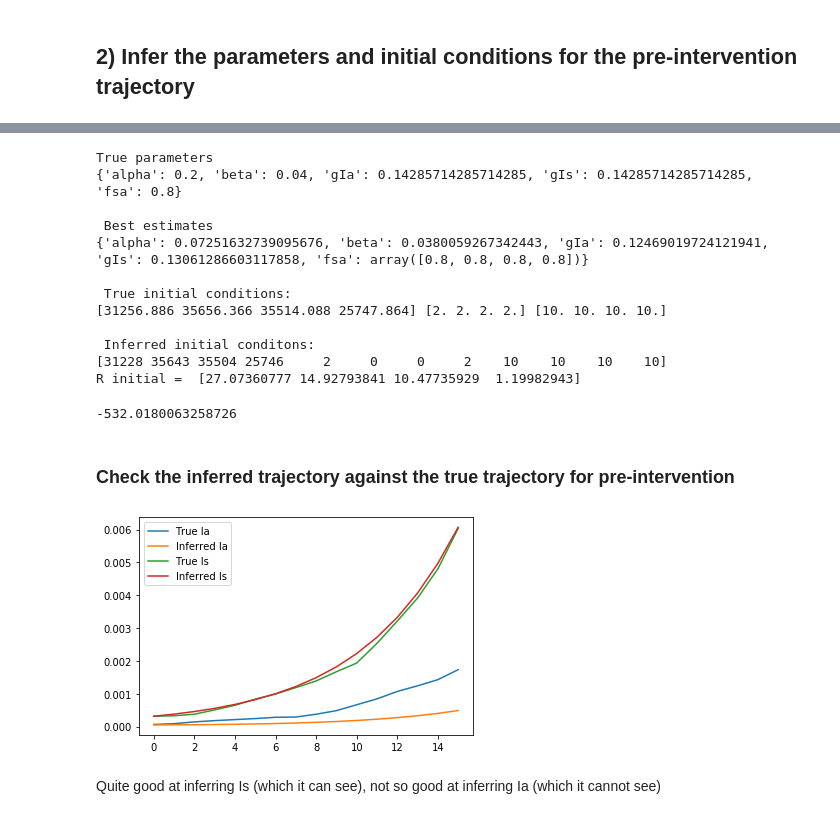
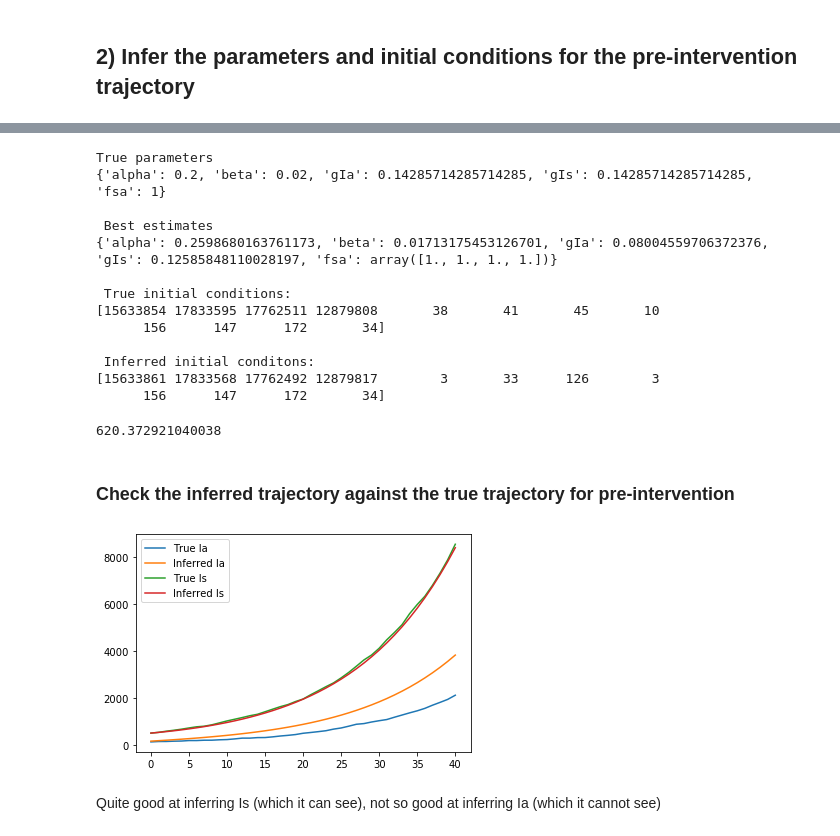
Before and after one commit to rajeshrinet/pyross, a Jupyter notebook: examples/inference/ex13_calibration_latent_SIR.ipynb, the cells around one changed output, grey strips where cells are left out. Drawn from its saved outputs; the diff is of its cells as text; code cells hidden in the pictures.

```diff
--- a/examples/inference/ex13_calibration_latent_SIR.ipynb
+++ b/examples/inference/ex13_calibration_latent_SIR.ipynb
@@ -148,30 +150,27 @@ plt.show()
 # %% [markdown]
 ## 2) Infer the parameters and initial conditions for the pre-intervention trajectory
 # %%
-Tf_initial = 15 # truncate to only getting the pre-intervention trajectory
+N_start = 50
+Tf_initial = 40 # truncate to only getting the pre-intervention trajectory
 Nf_initial = Tf_initial+1
 
 x = (np.load('cal_lat_SIR_traj.npy')).astype('float')
-x = (x/N)[:Nf_initial]
+x = x[N_start:N_start+Nf_initial]
 
 # a filter that yields the Is only
 fltr = np.kron([0, 0, 1],np.identity(M))
 obs=np.einsum('ij,kj->ki', fltr, x)
 x0 = x[0]
 
-steps = 8 # number of steps
-estimator = pyross.inference.SIR(parameters, M, fi, int(N), steps)
+steps = 4 # number of steps
+estimator = pyross.inference.SIR(parameters, M, Ni, 1, steps)
 
 # Check the deterministic simulation against stochstic simulations with the same parameters and initial conditons
 # They are likely to be different due to the inherent stochasticity of the model
-contactMatrix = generator.intervention_custom_temporal(intervention_fun,
-                                                       width=width, loc=loc,
-                                                       aW_f=aW_f, aS_f=aS_f, aO_f=aO_f)
 
-# generator.constant_contactMatrix()
-det_model = estimator.make_det_model(parameters)
-estimator.set_det_method('LSODA')
-xm = estimator.integrate(x[0], 0, Tf_initial, Nf_initial, det_model, contactMatrix)
+estimator.set_det_model(parameters)
+estimator.set_contact_matrix(contactMatrix)
+xm = estimator.integrate(x[0], 0, Tf_initial, Nf_initial)
 t = np.linspace(0, Tf_initial, Nf_initial)
 plt.plot(t, np.sum(x[:,2*M:3*M], axis=1))
 plt.plot(t, np.sum(xm[:,2*M:3*M], axis=1))
@@ -181,13 +180,9 @@ plt.show()
 # %%
-# Initialise the estimator
-estimator = pyross.inference.SIR(parameters, M, fi, int(N), steps)
-
 # Compute -log_p for the original (correct) parameters
 # This gives an estimate of the final -logp we expect from the optimisation scheme
 start_time = time.time()
 parameters = {'alpha': alpha, 'beta':beta, 'gIa':gIa, 'gIs':gIs,'fsa':fsa}
-contactMatrix = generator.constant_contactMatrix() # set contact matrix to be constant
-logp = estimator.minus_logp_red(parameters, x0, obs[1:], fltr, Tf_initial, Nf_initial, contactMatrix)
+logp = estimator.minus_logp_red(parameters, x0, obs, fltr, Tf_initial, contactMatrix)
 end_time = time.time()
 print(logp)
 print(end_time - start_time)
@@ -273,59 +263,58 @@ print('True parameters')
 parameters = {'alpha':alpha, 'beta':beta, 'gIa':gIa, 'gIs':gIs,'fsa':fsa}
 print(parameters)
 
-params = np.load('SIR_cal_lat_param.npy')
-best_estimates = estimator.fill_params_dict(keys, params)
+best_estimates = res['map_params_dict']
 print('\n Best estimates')
 print(best_estimates)
 
 print('\n True initial conditions: ')
-print(S0, Ia0, Is0)
+print(x0.astype('int'))
 
-partial_inits = params[len(keys):]
-x0 = estimator.fill_initial_conditions(partial_inits, obs[0], init_fltr, fltr)
+
+map_x0 = res['map_x0']
 print('\n Inferred initial conditons: ')
-print((x0*N).astype('int'))
-print('R initial = ', N*(fi - np.sum(x0.reshape((3, M)), axis=0)))
+print(map_x0.astype('int'))
 # %% [output]
 True parameters
-{'alpha': 0.2, 'beta': 0.04, 'gIa': 0.14285714285714285, 'gIs': 0.14285714285714285, 'fsa': 0.8}
+{'alpha': 0.2, 'beta': 0.02, 'gIa': 0.14285714285714285, 'gIs': 0.14285714285714285, 'fsa': 1}
 
  Best estimates
-{'alpha': 0.07251632739095676, 'beta': 0.0380059267342443, 'gIa': 0.12469019724121941, 'gIs': 0.13061286603117858, 'fsa': array([0.8, 0.8, 0.8, 0.8])}
+{'alpha': 0.2598680163761173, 'beta': 0.01713175453126701, 'gIa': 0.08004559706372376, 'gIs': 0.12585848110028197, 'fsa': array([1., 1., 1., 1.])}
 
  True initial conditions:
-[31256.886 35656.366 35514.088 25747.864] [2. 2. 2. 2.] [10. 10. 10. 10.]
+[15633854 17833595 17762511 12879808       38       41       45       10
+      156      147      172       34]
 
  Inferred initial conditons:
-[31228 35643 35504 25746     2     0     0     2    10    10    10    10]
-R initial =  [27.07360777 14.92793841 10.47735929  1.19982943]
+[15633861 17833568 17762492 12879817        3       33      126        3
+      156      147      172       34]
 # %%
-logp = estimator.minus_logp_red(best_estimates, x0, obs[1:], fltr, Tf_initial, Nf_initial, contactMatrix, tangent=False)
+logp = estimator.minus_logp_red(best_estimates, map_x0, obs, fltr, Tf_initial, contactMatrix, tangent=True)
 print(logp)
 # %% [output]
--532.0180063258726
+620.372921040038
 # %% [markdown]
 ### Check the inferred trajectory against the true trajectory for pre-intervention
 # %%
-x = np.load('cal_lat_SIR_traj.npy')/N
+x = np.load('cal_lat_SIR_traj.npy')[N_start:N_start+Nf_initial]
 
 # set params for estimate
 estimator.set_params(best_estimates)
 
 # make det_model and contactMatrix
-det_model = estimator.make_det_model(best_estimates)
+estimator.set_det_model(best_estimates)
 
 # generate the deterministic trajectory
 estimator.set_det_method('LSODA')
-x_det = estimator.integrate(x0, 0, Tf_initial, Nf_initial, det_model, contactMatrix)
+x_det = estimator.integrate(map_x0, 0, Tf_initial, Nf_initial)
 plt.plot(np.sum(x[:Nf_initial,M:2*M], axis=1), label='True Ia')
 plt.plot(np.sum(x_det[:, M:2*M], axis=1), label='Inferred Ia')
 plt.plot(np.sum(x[:Nf_initial,2*M:3*M], axis=1), label='True Is')
 plt.plot(np.sum(x_det[:, 2*M:3*M], axis=1), label='Inferred Is')
 plt.legend()
 plt.show()
 # %% [output]
-[figure, old version]
+[figure, new version]
 # %% [markdown]
 Quite good at inferring Is (which it can see), not so good at inferring Ia (which it cannot see)
 # %% [markdown]
```
Also changed, not shown: parts of 14 cells of this notebook, 1 other file.
